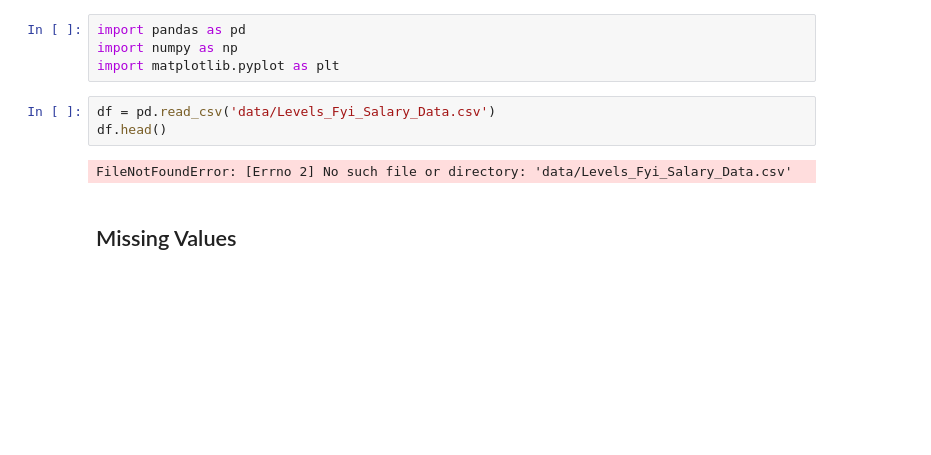
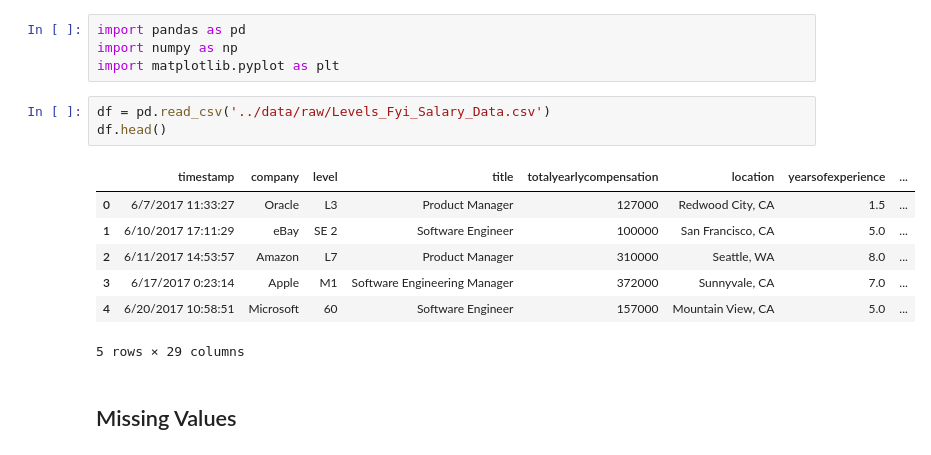
Before and after one commit to scummins00/ca4022_assignment_3, a Jupyter notebook: book/_build/jupyter_execute/Preliminary Data Analysis.ipynb, the cells around one changed output. Drawn from its saved outputs; the diff is of its cells as text; blank space fills up the shorter version.

```diff
--- a/book/_build/jupyter_execute/Preliminary Data Analysis.ipynb
+++ b/book/_build/jupyter_execute/Preliminary Data Analysis.ipynb
@@ -17,10 +17,16 @@ import pandas as pd
 import numpy as np
 import matplotlib.pyplot as plt
 # %%
-df = pd.read_csv('data/Levels_Fyi_Salary_Data.csv')
+df = pd.read_csv('../data/raw/Levels_Fyi_Salary_Data.csv')
 df.head()
 # %% [output]
+|  | timestamp | company | level | title | totalyearlycompensation | location | yearsofexperience | ... |
+| 0 | 6/7/2017 11:33:27 | Oracle | L3 | Product Manager | 127000 | Redwood City, CA | 1.5 | ... |
+| 1 | 6/10/2017 17:11:29 | eBay | SE 2 | Software Engineer | 100000 | San Francisco, CA | 5.0 | ... |
+| 2 | 6/11/2017 14:53:57 | Amazon | L7 | Product Manager | 310000 | Seattle, WA | 8.0 | ... |
+| 3 | 6/17/2017 0:23:14 | Apple | M1 | Software Engineering Manager | 372000 | Sunnyvale, CA | 7.0 | ... |
+| 4 | 6/20/2017 10:58:51 | Microsoft | 60 | Software Engineer | 157000 | Mountain View, CA | 5.0 | ... |
-FileNotFoundError: [Errno 2] No such file or directory: 'data/Levels_Fyi_Salary_Data.csv'
+5 rows × 29 columns
 # %% [markdown]
 ## Missing Values
 # %%
```
Also changed, not shown: 49 other files.
